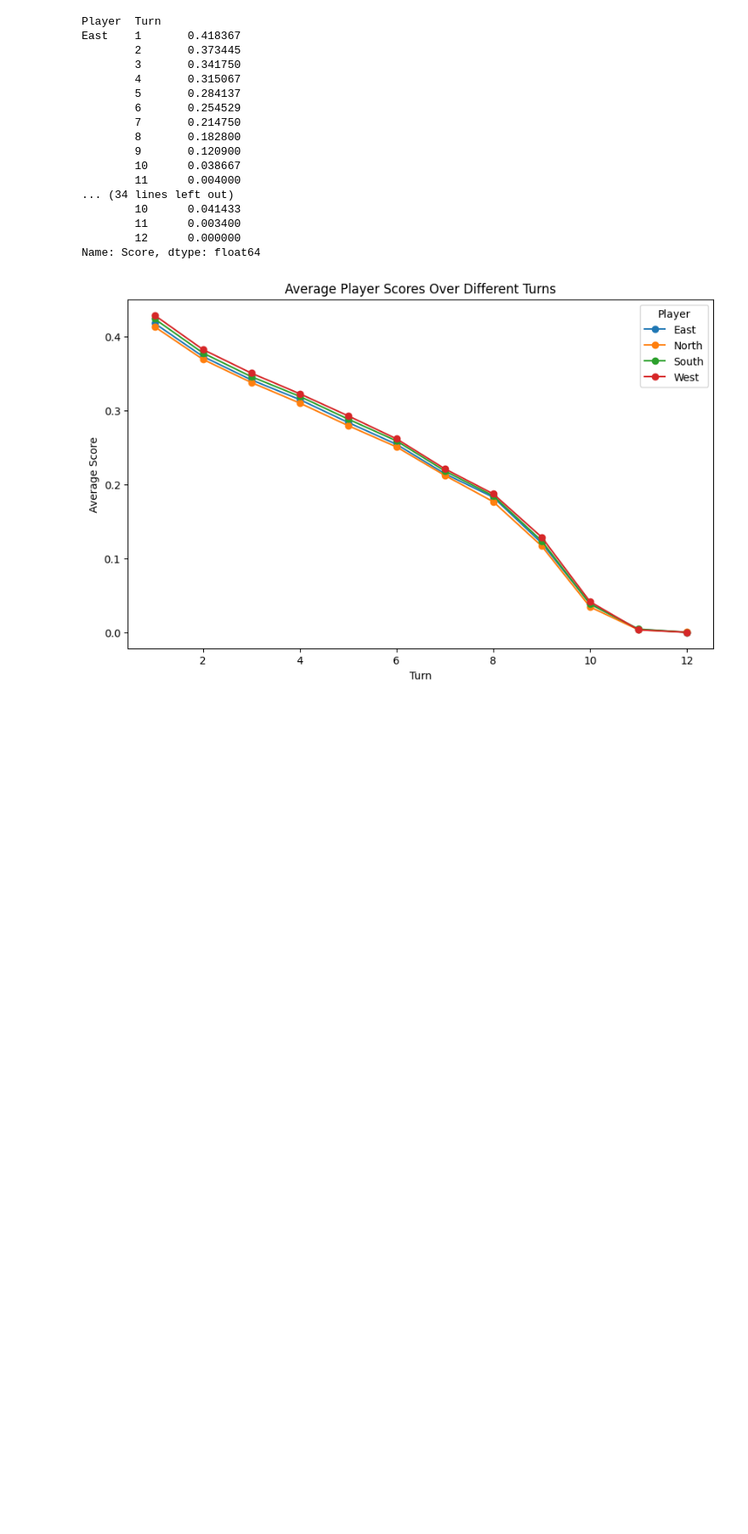
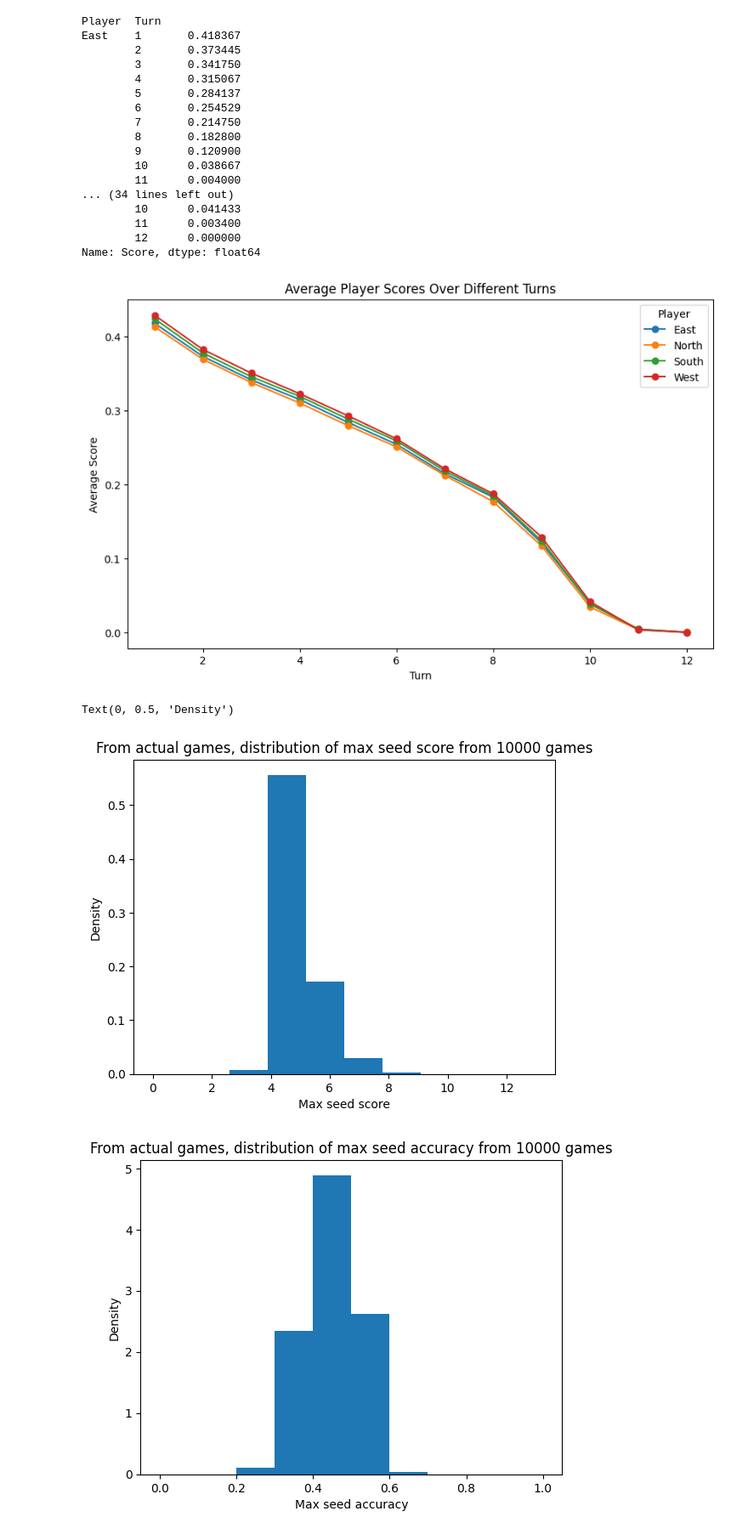
Before and after one commit to frankafan/Guess-My-Hand, a Jupyter notebook: seed_scores.ipynb, the cells around one changed output. Shown at 85% size. Cells and saved outputs as stored; diff of their text form; code cells hidden in the pictures; blank space fills up the shorter version.

Commit message:
Analyze seed score distribution.

```diff
--- a/seed_scores.ipynb
+++ b/seed_scores.ipynb
@@ -54,3 +54,20 @@ plt.legend(title="Player")
 plt.show()
 # %% [output]
 [figure]
+# %%
+round1_scores = df[(df["Turn"] == 1)]["Score"]
+plt.figure()
+plt.hist(round1_scores * 12, range=(0,13), density=True)
+plt.title(f'From actual games, distribution of max seed score from {10000} games')
+plt.xlabel('Max seed score')
+plt.ylabel('Density')
+
+plt.figure()
+plt.hist(round1_scores, range=(0,1), density=True)
+plt.title(f'From actual games, distribution of max seed accuracy from {10000} games')
+plt.xlabel('Max seed accuracy')
+plt.ylabel('Density')
+# %% [output]
+Text(0, 0.5, 'Density')
+[figure, added]
+[figure, added]
```
Also changed, not shown: 1 other file.
